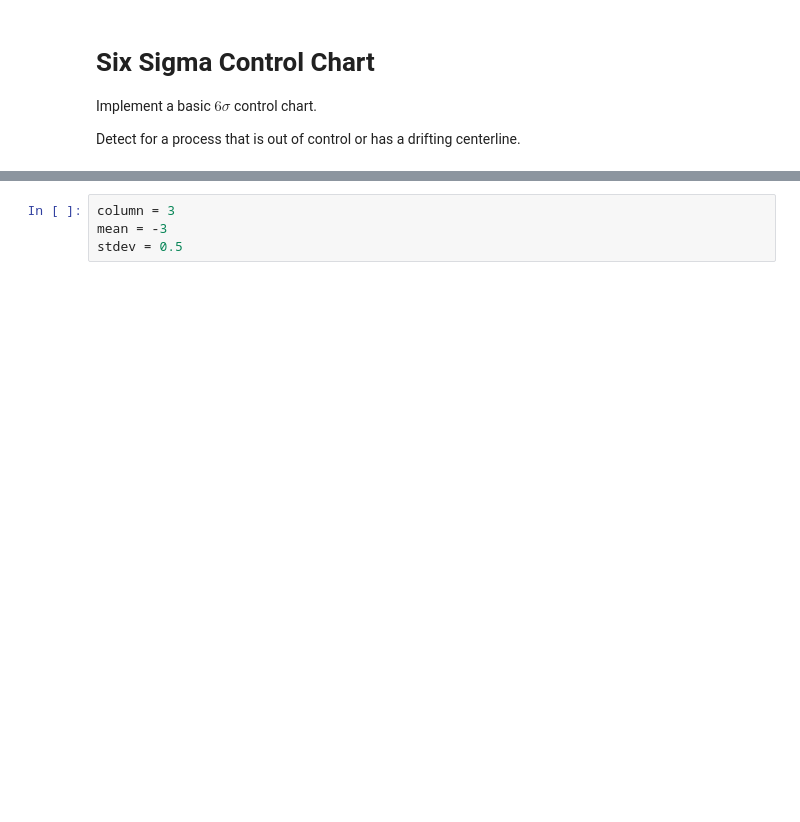
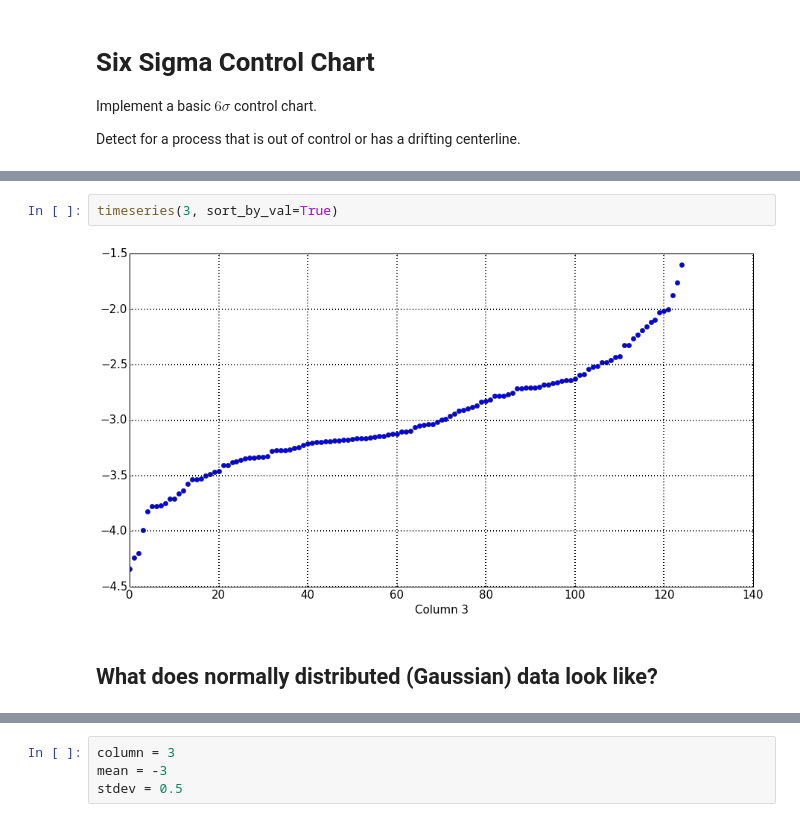
Before and after one commit to MathYourLife/lesson_analytics_101, a Jupyter notebook: notebooks/control-chart.ipynb, the cells around one changed output, grey strips where cells are left out. Saved outputs shown, nothing was run; the diff lists cells and outputs as text; blank space fills up the shorter version.

```diff
--- a/notebooks/control-chart.ipynb
+++ b/notebooks/control-chart.ipynb
@@ -19,0 +58,6 @@ import control_chart
+# %%
+timeseries(3, sort_by_val=True)
+# %% [output]
+[figure, added]
+# %% [markdown]
+## What does normally distributed (Gaussian) data look like?
```
Also changed, not shown: parts of 12 cells of this notebook, 1 other file.
